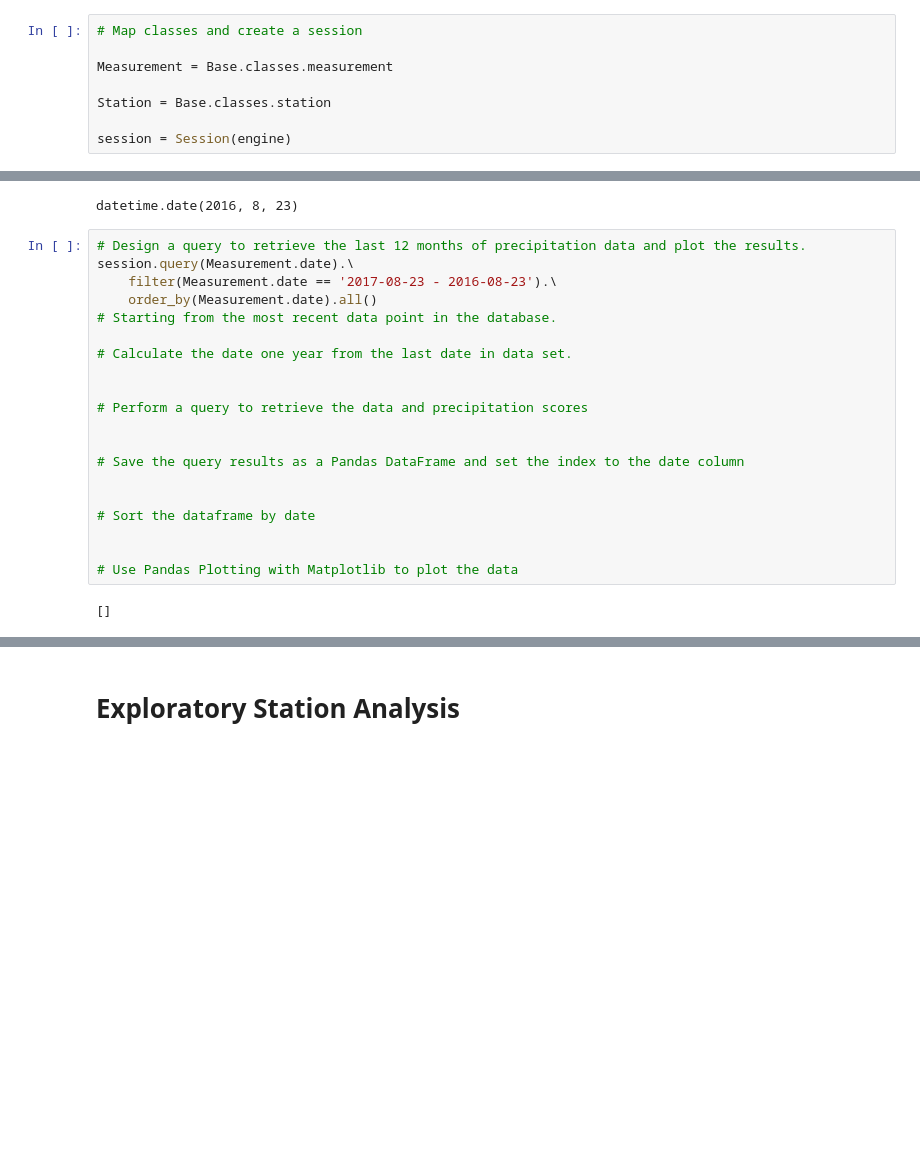
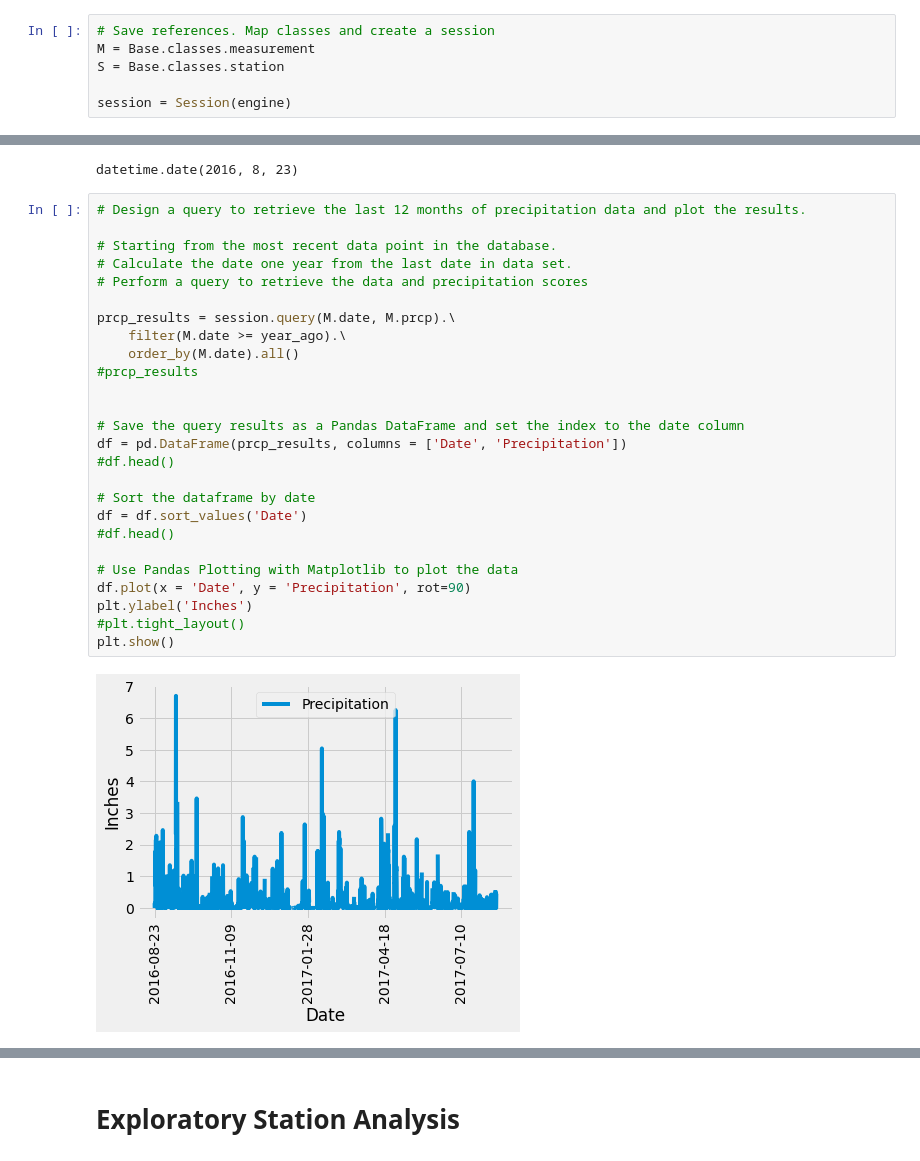
Before and after one commit to bethgietl/sqlalchemy-challenge, a Jupyter notebook: climate_gietl.ipynb, the cells around one changed output, grey strips where cells are left out. Drawn from its saved outputs; the diff is of its cells as text; blank space fills up the shorter version.

```diff
--- a/climate_gietl.ipynb
+++ b/climate_gietl.ipynb
@@ -37,11 +32,9 @@ Base.classes.keys()
 # %% [output]
 ['measurement', 'station']
 # %%
-# Map classes and create a session
-
-Measurement = Base.classes.measurement
-
-Station = Base.classes.station
+# Save references. Map classes and create a session
+M = Base.classes.measurement
+S = Base.classes.station
 
 session = Session(engine)
 # %%
@@ -134,25 +159,31 @@ year_ago
 datetime.date(2016, 8, 23)
 # %%
 # Design a query to retrieve the last 12 months of precipitation data and plot the results.
-session.query(Measurement.date).\
-    filter(Measurement.date == '2017-08-23 - 2016-08-23').\
-    order_by(Measurement.date).all()
+
 # Starting from the most recent data point in the database.
+# Calculate the date one year from the last date in data set.
+# Perform a query to retrieve the data and precipitation scores
 
-# Calculate the date one year from the last date in data set.
-
-
-# Perform a query to retrieve the data and precipitation scores
+prcp_results = session.query(M.date, M.prcp).\
+    filter(M.date >= year_ago).\
+    order_by(M.date).all()
+#prcp_results
 
 
 # Save the query results as a Pandas DataFrame and set the index to the date column
-
+df = pd.DataFrame(prcp_results, columns = ['Date', 'Precipitation'])
+#df.head()
 
 # Sort the dataframe by date
-
+df = df.sort_values('Date')
+#df.head()
 
 # Use Pandas Plotting with Matplotlib to plot the data
+df.plot(x = 'Date', y = 'Precipitation', rot=90)
+plt.ylabel('Inches')
+#plt.tight_layout()
+plt.show()
 # %% [output]
-[]
+[figure, added]
 # %%
 # Use Pandas to calcualte the summary statistics for the precipitation data
```
Also changed, not shown: parts of 26 cells of this notebook, 1 other file.
